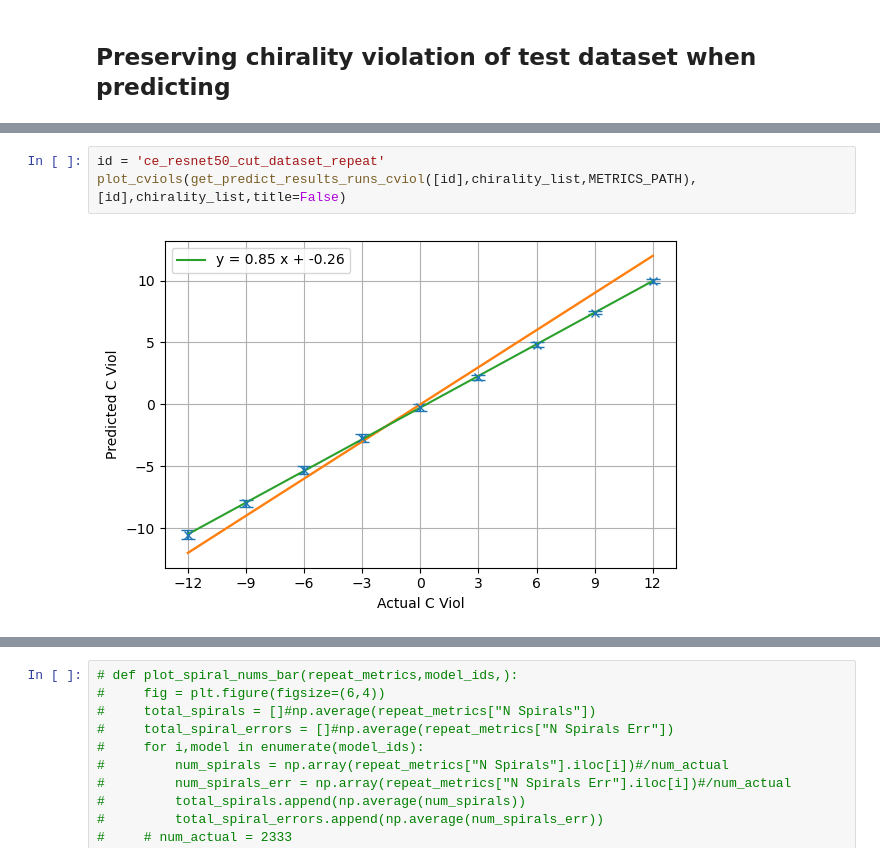
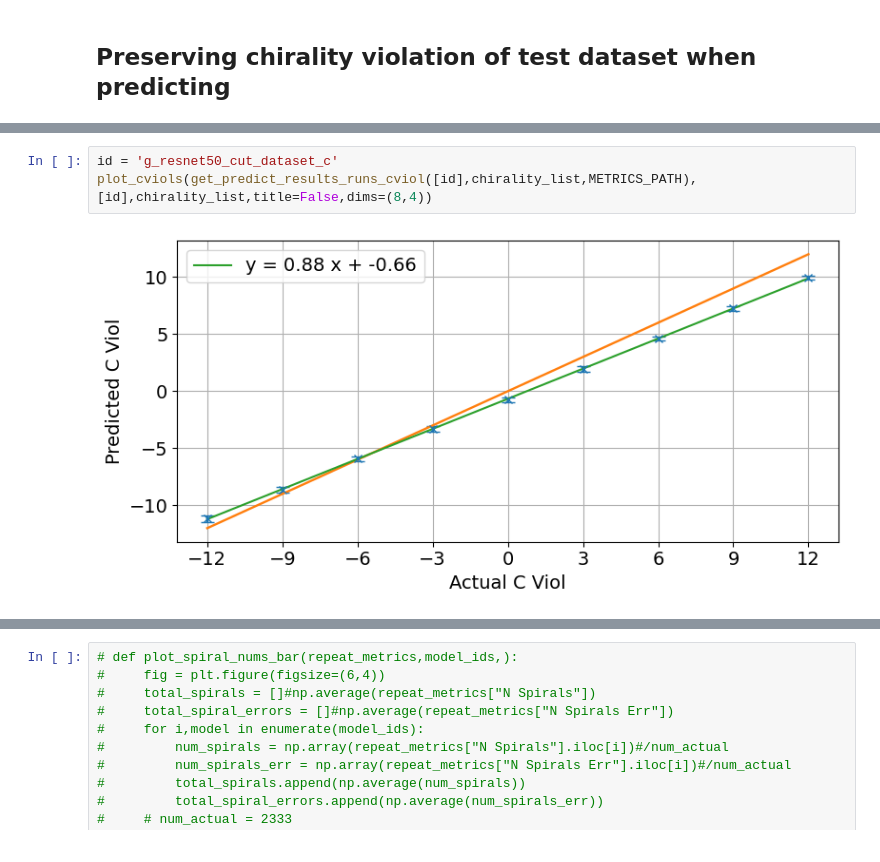
Before and after one commit to neil-power/mphys-galaxy, a Jupyter notebook: Code/model_metrics.ipynb, the cells around one changed output, grey strips where cells are left out. Cells and saved outputs as stored; diff of their text form.

Commit message:
Updated plots

```diff
--- a/Code/model_metrics.ipynb
+++ b/Code/model_metrics.ipynb
@@ -283,8 +328,8 @@ FileNotFoundError: [Errno 2] No such file or directory: '../Metrics/g_resnet18_c
 # %%
-id = 'ce_resnet50_cut_dataset_repeat'
-plot_cviols(get_predict_results_runs_cviol([id],chirality_list,METRICS_PATH),[id],chirality_list,title=False)
+id = 'g_resnet50_cut_dataset_c'
+plot_cviols(get_predict_results_runs_cviol([id],chirality_list,METRICS_PATH),[id],chirality_list,title=False,dims=(8,4))
 # %% [output]
-[figure, old version]
+[figure, new version]
 # %%
 plot_cviols(cviol_table,model_ids,chirality_list)
 # %% [output]
```
Also changed, not shown: parts of 30 cells of this notebook, 2 other files.
